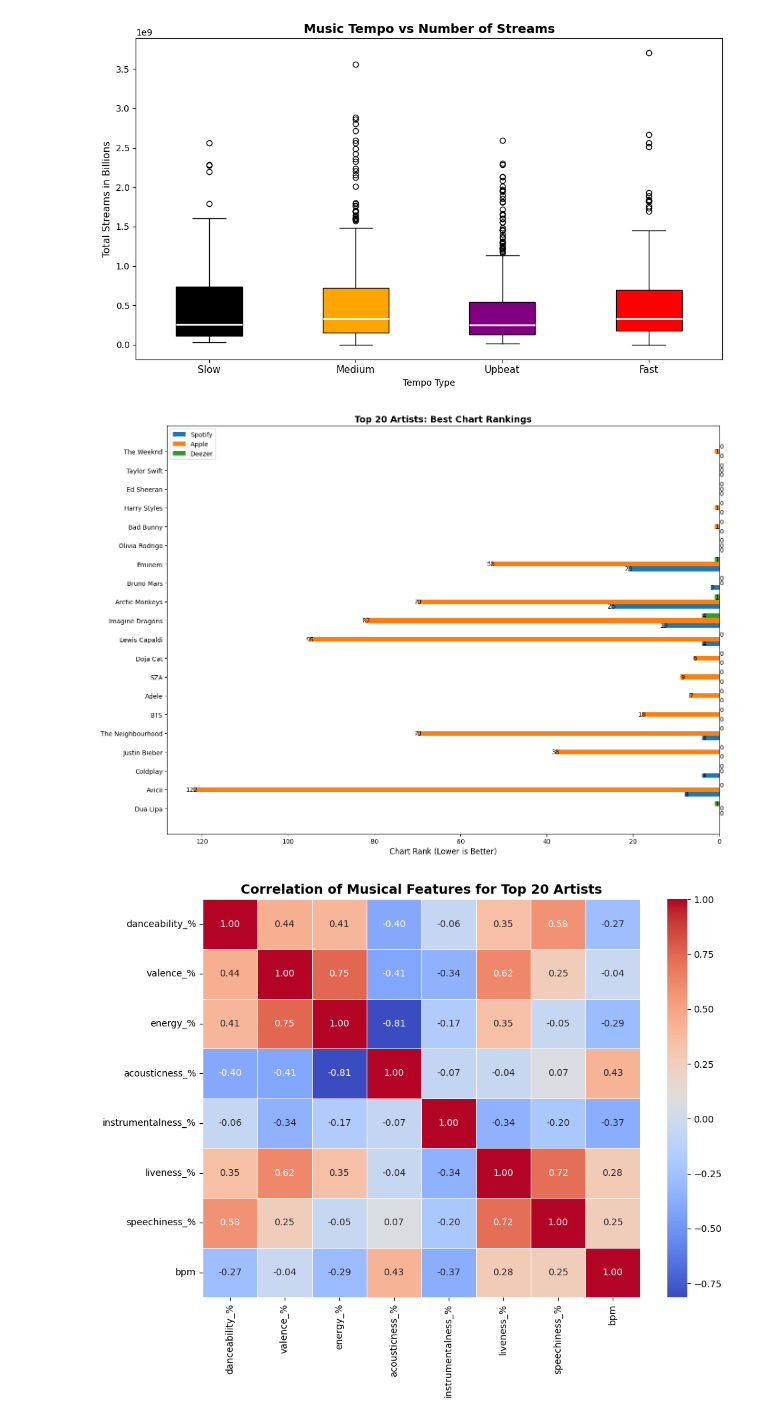
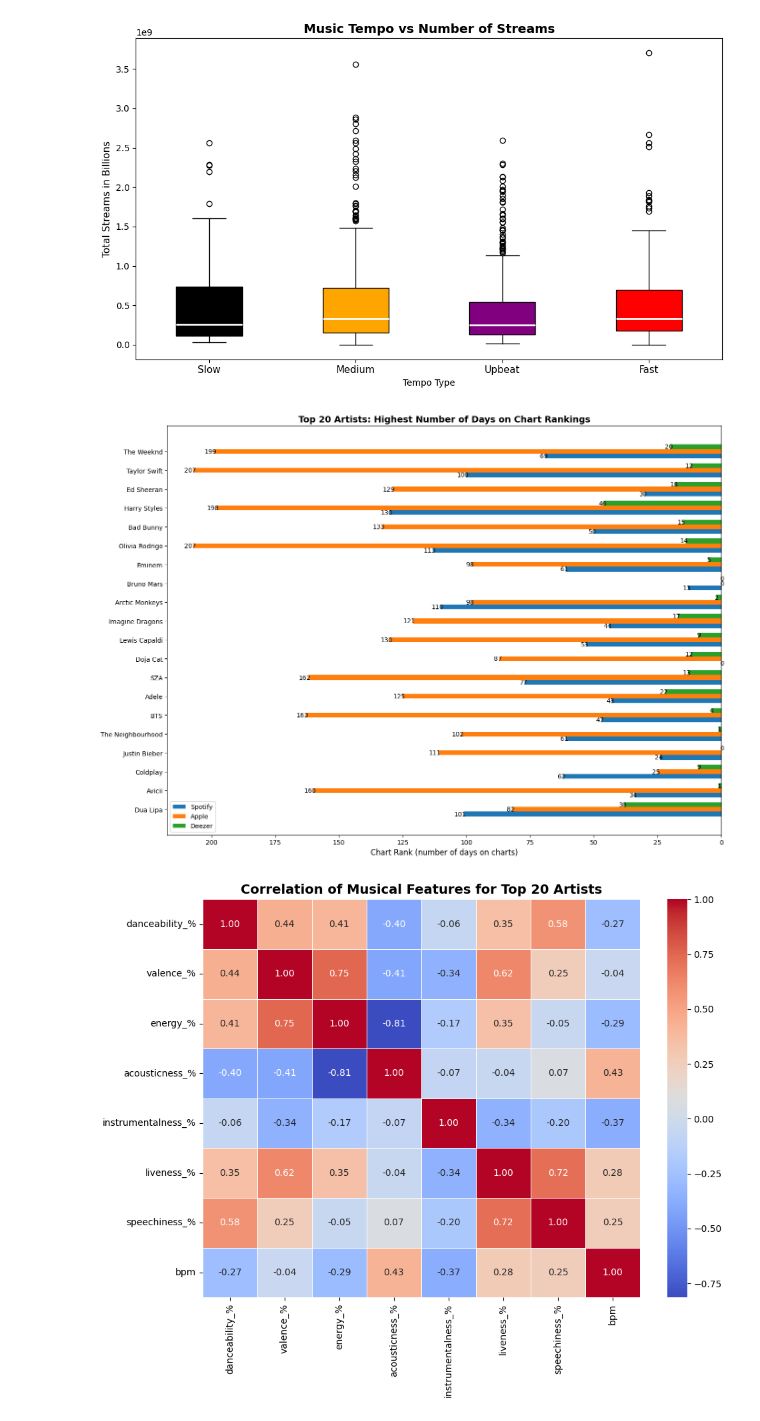
Before and after one commit to kuhunain/PredictingGrammyWinners, a Jupyter notebook: FeatureEngineering&EDA.ipynb, the cells around one changed output. Cells and saved outputs as stored; diff of their text form; code cells hidden in the pictures.

```diff
--- a/FeatureEngineering&EDA.ipynb
+++ b/FeatureEngineering&EDA.ipynb
@@ -151,9 +165,9 @@ plot_tempo_vs_streams(df_clean)
 [figure]
 # %%
 def plot_top_artists_vs_chart_ranks(df, top_num=20):
-    spotify_rank = df.groupby('artist(s)_name')['in_spotify_charts'].min()
-    apple_rank   = df.groupby('artist(s)_name')['in_apple_charts'].min()
-    deezer_rank  = df.groupby('artist(s)_name')['in_deezer_charts'].min()
+    spotify_rank = df.groupby('artist(s)_name')['in_spotify_charts'].max()
+    apple_rank   = df.groupby('artist(s)_name')['in_apple_charts'].max()
+    deezer_rank  = df.groupby('artist(s)_name')['in_deezer_charts'].max()
 
     # top artist by streaming
     top_artists = (
@@ -182,36 +196,48 @@ def plot_top_artists_vs_chart_ranks(df, top_num=20):
     ax.barh(y - bar_height, ranks_df['Spotify'], bar_height, label='Spotify')
     ax.barh(y, ranks_df['Apple'], bar_height, label='Apple')
     ax.barh(y + bar_height, ranks_df['Deezer'], bar_height, label='Deezer')
 
     # labelling
     ax.set_yticks(y)
     ax.set_yticklabels(ranks_df.index)
-    ax.set_xlabel('Chart Rank (Lower is Better)', fontsize=12)
-    ax.set_title(f'Top {top_num} Artists: Best Chart Rankings', fontsize=14,fontweight='bold')
+    ax.set_xlabel('Chart Rank (number of days on charts)', fontsize=12)
+    ax.set_title(f'Top {top_num} Artists: Highest Number of Days on Chart Rankings', fontsize=14,fontweight='bold')
     ax.invert_xaxis()
 
     # numbers on each bar
     for i in range(len(ranks_df)):
         for col, offset in zip(['Spotify', 'Apple', 'Deezer'], [-bar_height, 0, bar_height]):
             rank = ranks_df[col].iloc[i]
             if not pd.isna(rank):
                 ax.text(
                     rank - 1,
                     i + offset,
                     f'{int(rank)}',
                     va='center',
                     ha='right',
                     fontsize=10
                 )
 
     ax.legend()
     plt.tight_layout()
     plt.show()
 
+    # added delete later
+    '''
+    ranks_table = pd.DataFrame({
+        "Artist": top_artists,
+        "Spotify_Max_Day_Rank": spotify_rank[top_artists].values,
+        "Apple_Max_Day_Rank": apple_rank[top_artists].values,
+        "Deezer_Max_Day_Rank": deezer_rank[top_artists].values
+    })
+    print(f"\nTop {top_num} Artists: Best Chart Rankings:")
+    print(ranks_table)
+    '''
+
 # call
 plot_top_artists_vs_chart_ranks(df_clean)
 # %% [output]
-[figure, old version]
+[figure, new version]
 # %%
 # Musical Features compared to top 20 Artists
 def plot_musical_feature_correlation(df, top_num=20):
```
Also changed, not shown: parts of 6 cells of this notebook.
